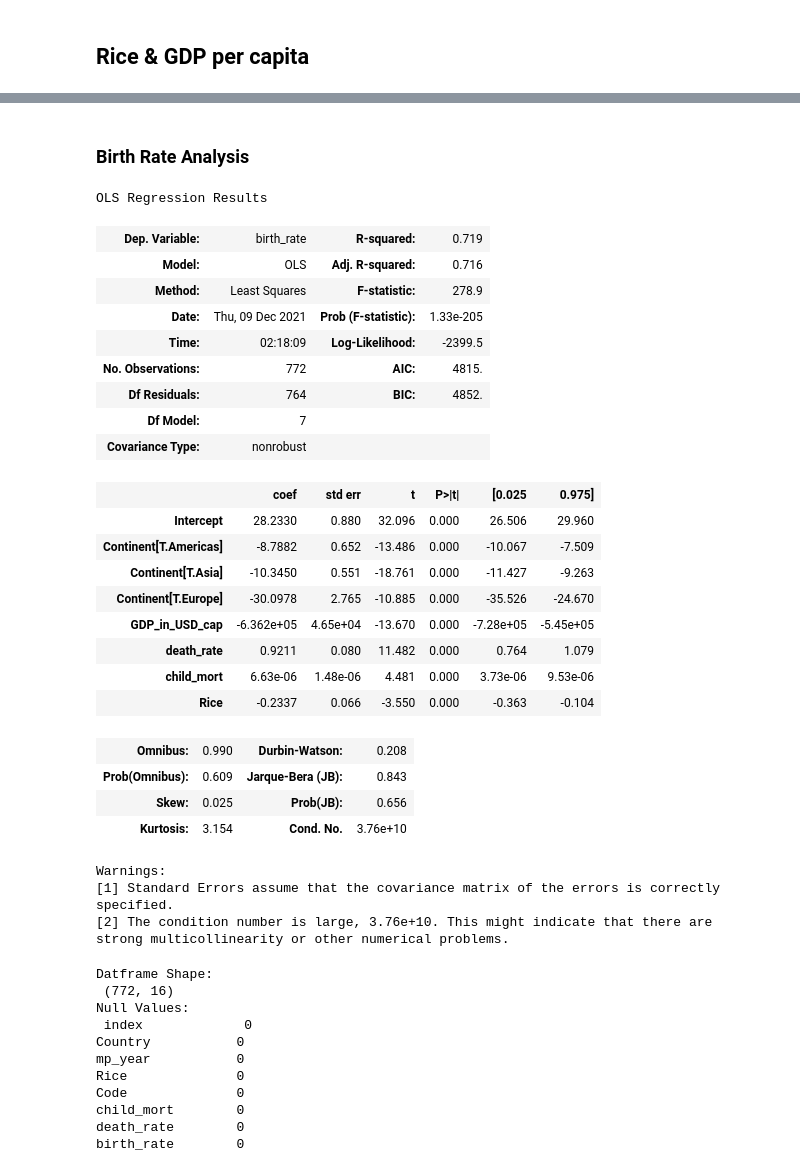
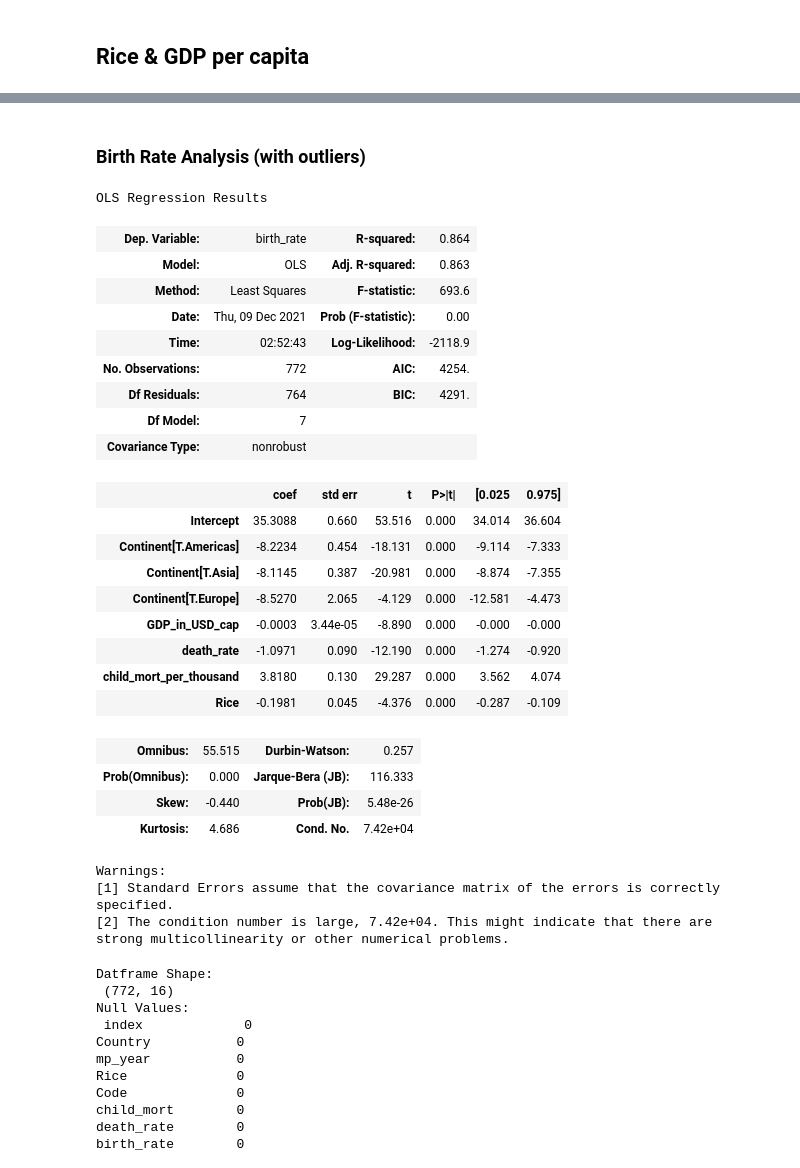
Before and after one commit to MaxSMCON/Group_2, a Jupyter notebook: Group_2_Stats.ipynb, the cells around one changed output, grey strips where cells are left out. Saved outputs shown, nothing was run; the diff lists cells and outputs as text; code cells hidden in the pictures.

Commit message:
Investigating Rice

```diff
--- a/Group_2_Stats.ipynb
+++ b/Group_2_Stats.ipynb
@@ -1106,7 +1106,7 @@ Index(['index', 'Country', 'mp_year', 'Rice', 'Code', 'child_mort',
 <li> Logistic regression
 # %%
 # adding column with GDP per capita
-df_every['GDP_in_USD_cap'] = df_every['GDP_in_USD'] / df_every['population']
+df_every['GDP_in_USD_cap'] = 1e9*df_every['GDP_in_USD'] / df_every['population']
 df_every.head()
 # %% [output]
 |  | index | Country | mp_year | Rice | Code | child_mort | death_rate | birth_rate | population | ... |
@@ -1279,37 +1279,37 @@ Warnings:
 strong multicollinearity or other numerical problems.
 # %% [markdown]
-### Birth Rate Analysis
+### Birth Rate Analysis (with outliers)
 # %%
-m = sm.ols('birth_rate ~ GDP_in_USD_cap +death_rate + child_mort+ Rice + Continent', data = df_every) # Model with just Rice and GDP
+m = sm.ols('birth_rate ~ GDP_in_USD_cap +death_rate + child_mort_per_thousand+ Rice + Continent', data = df_every) # Model with just Rice and GDP
 m = m.fit()
 m.summary()
 # %% [output]
 OLS Regression Results
-| Dep. Variable: | birth_rate | R-squared: | 0.719 |
-| Model: | OLS | Adj. R-squared: | 0.716 |
-| Method: | Least Squares | F-statistic: | 278.9 |
-| Date: | Thu, 09 Dec 2021 | Prob (F-statistic): | 1.33e-205 |
-| Time: | 02:18:09 | Log-Likelihood: | -2399.5 |
-| No. Observations: | 772 | AIC: | 4815. |
-| Df Residuals: | 764 | BIC: | 4852. |
+| Dep. Variable: | birth_rate | R-squared: | 0.864 |
+| Model: | OLS | Adj. R-squared: | 0.863 |
+| Method: | Least Squares | F-statistic: | 693.6 |
+| Date: | Thu, 09 Dec 2021 | Prob (F-statistic): | 0.00 |
+| Time: | 02:52:43 | Log-Likelihood: | -2118.9 |
+| No. Observations: | 772 | AIC: | 4254. |
+| Df Residuals: | 764 | BIC: | 4291. |
 | Df Model: | 7 |  |  |
 | Covariance Type: | nonrobust |  |  |
 |  | coef | std err | t | P>|t| | [0.025 | 0.975] |
-| Intercept | 28.2330 | 0.880 | 32.096 | 0.000 | 26.506 | 29.960 |
-| Continent[T.Americas] | -8.7882 | 0.652 | -13.486 | 0.000 | -10.067 | -7.509 |
-| Continent[T.Asia] | -10.3450 | 0.551 | -18.761 | 0.000 | -11.427 | -9.263 |
-| Continent[T.Europe] | -30.0978 | 2.765 | -10.885 | 0.000 | -35.526 | -24.670 |
-| GDP_in_USD_cap | -6.362e+05 | 4.65e+04 | -13.670 | 0.000 | -7.28e+05 | -5.45e+05 |
-| death_rate | 0.9211 | 0.080 | 11.482 | 0.000 | 0.764 | 1.079 |
-| child_mort | 6.63e-06 | 1.48e-06 | 4.481 | 0.000 | 3.73e-06 | 9.53e-06 |
-| Rice | -0.2337 | 0.066 | -3.550 | 0.000 | -0.363 | -0.104 |
+| Intercept | 35.3088 | 0.660 | 53.516 | 0.000 | 34.014 | 36.604 |
+| Continent[T.Americas] | -8.2234 | 0.454 | -18.131 | 0.000 | -9.114 | -7.333 |
+| Continent[T.Asia] | -8.1145 | 0.387 | -20.981 | 0.000 | -8.874 | -7.355 |
+| Continent[T.Europe] | -8.5270 | 2.065 | -4.129 | 0.000 | -12.581 | -4.473 |
+| GDP_in_USD_cap | -0.0003 | 3.44e-05 | -8.890 | 0.000 | -0.000 | -0.000 |
+| death_rate | -1.0971 | 0.090 | -12.190 | 0.000 | -1.274 | -0.920 |
+| child_mort_per_thousand | 3.8180 | 0.130 | 29.287 | 0.000 | 3.562 | 4.074 |
+| Rice | -0.1981 | 0.045 | -4.376 | 0.000 | -0.287 | -0.109 |
-| Omnibus: | 0.990 | Durbin-Watson: | 0.208 |
-| Prob(Omnibus): | 0.609 | Jarque-Bera (JB): | 0.843 |
-| Skew: | 0.025 | Prob(JB): | 0.656 |
-| Kurtosis: | 3.154 | Cond. No. | 3.76e+10 |
+| Omnibus: | 55.515 | Durbin-Watson: | 0.257 |
+| Prob(Omnibus): | 0.000 | Jarque-Bera (JB): | 116.333 |
+| Skew: | -0.440 | Prob(JB): | 5.48e-26 |
+| Kurtosis: | 4.686 | Cond. No. | 7.42e+04 |
 Warnings:
 [1] Standard Errors assume that the covariance matrix of the errors is correctly specified.
-[2] The condition number is large, 3.76e+10. This might indicate that there are
+[2] The condition number is large, 7.42e+04. This might indicate that there are
 strong multicollinearity or other numerical problems.
 # %%
 df_every.dropna(inplace = True)
```
Also changed, not shown: parts of 4 cells of this notebook.
